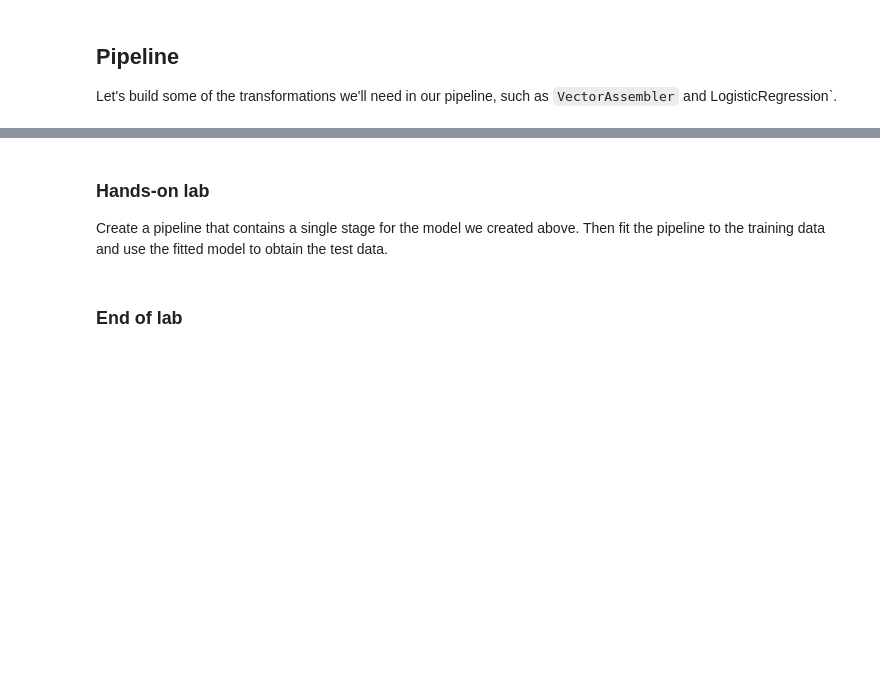
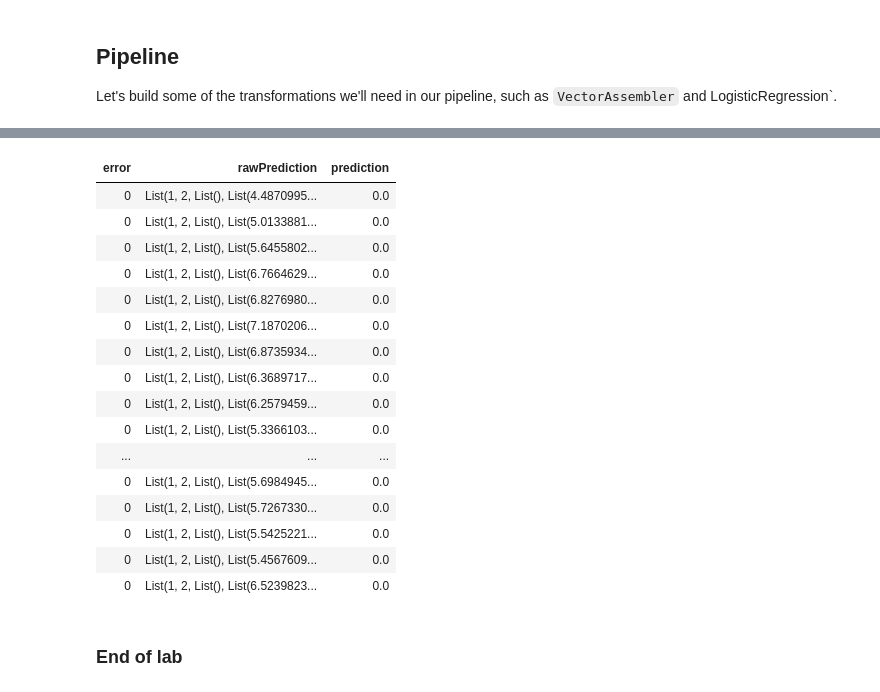
Before and after one commit to Azure/ACE_Azure_ML, a Jupyter notebook: ADB/notebooks/day_2/01_logistic_regression.ipynb, the cells around one changed output, grey strips where cells are left out. Drawn from its saved outputs; the diff is of its cells as text; code cells hidden in the pictures; blank space fills up the shorter version.

```diff
--- a/ADB/notebooks/day_2/01_logistic_regression.ipynb
+++ b/ADB/notebooks/day_2/01_logistic_regression.ipynb
@@ -36,0 +46,6 @@ display(df_train.describe())
+# %%
+X_drop = ['error_index', 'fail_index', 'maint_index', 'f_1', 'f_2', 'f_3', 'f_4', 'y_0, ''y_1', 'y_2', 'y_3', 'model']
+Y_keep = ['y_0', 'y_1', 'y_2', 'y_3']
+keys = ['machineID', 'datetime']
+
+X_keep = list(set(df.columns) - set(X_drop + Y_keep + keys))
@@ -39,8 +60,8 @@ We now build a classifier for `y_0` (failure in the first component) (and drop t
 # %%
-df_train = df_train.drop("y_1","y_2","y_3","datetime", "machineID")
-df_train = df_train.withColumnRenamed("y_0", "error")
+df_train = df_train.drop(*keys + Y_keep[1:])
+df_train = df_train.withColumnRenamed(Y_keep[0], "error")
 df_train.cache()
 
-df_test = df_test.drop("y_1","y_2","y_3","datetime", "machineID")
-df_test = df_test.withColumnRenamed("y_0", "error")
+df_test = df_test.drop(*keys + Y_keep[1:])
+df_test = df_test.withColumnRenamed(Y_keep[0], "error")
 df_test.cache()
@@ -73,7 +104,16 @@ Set the input columns of the `VectorAssembler` to `featureCols`, the output colu
 # %%
-# from pyspark.ml.feature import VectorAssembler
+from pyspark.ml.feature import StandardScaler, VectorAssembler
 from pyspark.ml.classification import LogisticRegression
+from pyspark.ml import Pipeline
+
+vassembler = VectorAssembler(inputCols = X_keep, outputCol = "features")
+stndscaler = StandardScaler(inputCol = "features", outputCol = "norm_features")
+# df_norm = stndscaler.transform(df_all)
+# display(df_norm)
 
 lr = (LogisticRegression()
      .setLabelCol("error")
      .setFeaturesCol("norm_features"))
+
+pipeline = Pipeline(stages = [vassembler, stndscaler, lr])
+print(pipeline.getStages())
@@ -80,16 +122,25 @@ lr = (LogisticRegression()
-# %% [markdown]
-### Hands-on lab
-Create a pipeline that contains a single stage for the model we created above. Then fit the pipeline to the training data and use the fitted model to obtain the test data.
-# %%
-from pyspark.ml import Pipeline
-
-pipeline = Pipeline(stages = [lr])
-assert len(pipeline.getStages()) == 1 # make sure it's one stage only
-print(pipeline.getStages())
-
-lr_model = pipeline.fit(df_train)
-
-df_pred = lr_model.transform(df_test) # apply the model to our held-out test set
-display(df_pred)
+# %%
+lr_model = pipeline.fit(df_train)
+
+df_pred = lr_model.transform(df_test).select("error", "rawPrediction", "prediction")
+display(df_pred)
+# %% [output]
+| error | rawPrediction | prediction |
+| 0 | List(1, 2, List(), List(4.4870995... | 0.0 |
+| 0 | List(1, 2, List(), List(5.0133881... | 0.0 |
+| 0 | List(1, 2, List(), List(5.6455802... | 0.0 |
+| 0 | List(1, 2, List(), List(6.7664629... | 0.0 |
+| 0 | List(1, 2, List(), List(6.8276980... | 0.0 |
+| 0 | List(1, 2, List(), List(7.1870206... | 0.0 |
+| 0 | List(1, 2, List(), List(6.8735934... | 0.0 |
+| 0 | List(1, 2, List(), List(6.3689717... | 0.0 |
+| 0 | List(1, 2, List(), List(6.2579459... | 0.0 |
+| 0 | List(1, 2, List(), List(5.3366103... | 0.0 |
+| ... | ... | ... |
+| 0 | List(1, 2, List(), List(5.6984945... | 0.0 |
+| 0 | List(1, 2, List(), List(5.7267330... | 0.0 |
+| 0 | List(1, 2, List(), List(5.5425221... | 0.0 |
+| 0 | List(1, 2, List(), List(5.4567609... | 0.0 |
+| 0 | List(1, 2, List(), List(6.5239823... | 0.0 |
 # %% [markdown]
 ### End of lab
```
Also changed, not shown: parts of 23 cells of this notebook, 23 other files.
